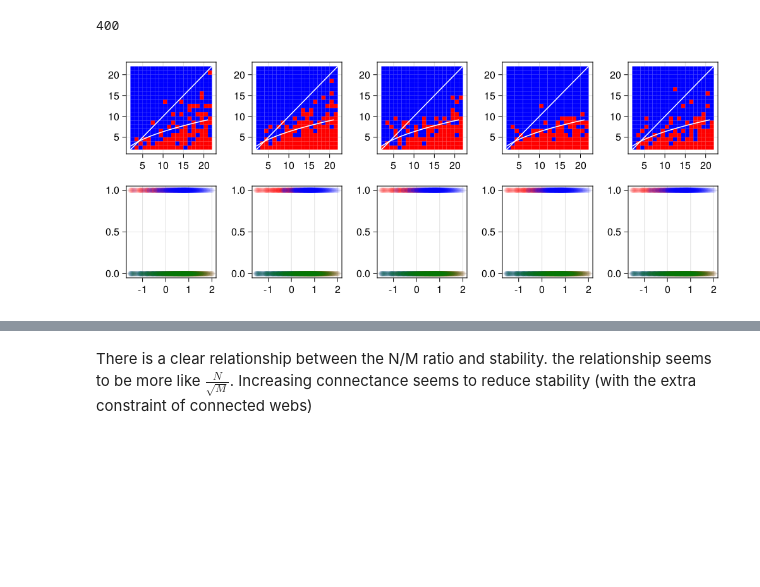
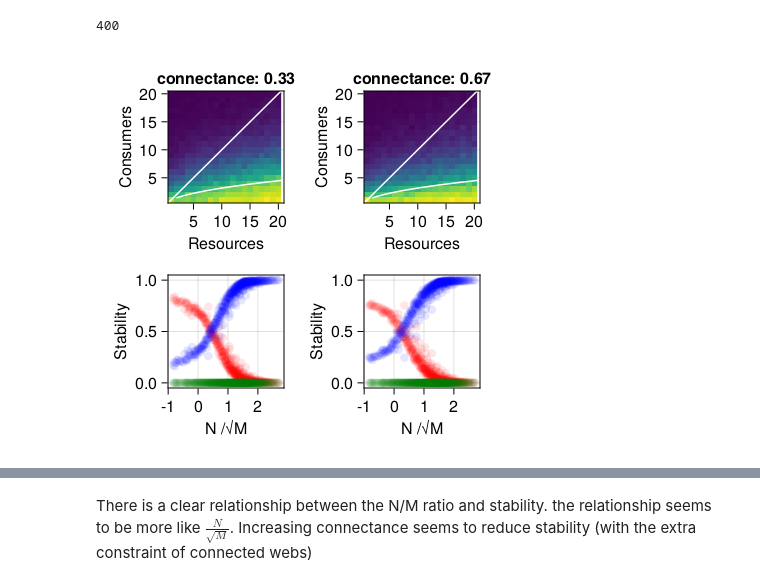
Before and after one commit to CleggTom/MiCRM_stability, a Jupyter notebook: Notebooks/theory.ipynb, the cells around one changed output, grey strips where cells are left out. Drawn from its saved outputs; the diff is of its cells as text; code cells hidden in the pictures; blank space fills up the shorter version.

```diff
--- a/Notebooks/theory.ipynb
+++ b/Notebooks/theory.ipynb
@@ -403,8 +440,0 @@ is there a signature of structure?
-# %%
-f = Figure(resolution = (1000,500))
-ind = (λ_mat .> 0)[:] |> findall
-
-ind = sortperm(p_mat[:,1,25])[Int.(floor.(range(1,Ncom,length = 10)))]
-ax = [Axis(f[(i-1) ÷ 5,1 + i % 5]) for i = eachindex(ind)]
-[plot_com!(c_mat[ind[i]], ax[i]) for i = eachindex(ind)]
-f
@@ -690,36 +662,37 @@ end
 # %% [output]
 400
 # %%
-f = Figure(resolution = (1000,400))
+f = Figure(resolution = (400,400))
 thresh = 1e-10
 
-for (i,v) = enumerate([1,5,10,15,20])
-    ax = Axis(f[1,i])
+for (i,v) = enumerate(1:NC)
+    ax = Axis(f[1,i], title = join(["connectance: ", round(i / (NC+1), digits = 2)]), xlabel = "Resources", ylabel = "Consumers")
     s_mat = mean(λ_mat .< -thresh, dims = 4)[:,:,v,1]
     z_mat = mean(abs.(λ_mat) .< thresh, dims = 4)[:,:,v,1]
     u_mat = mean((λ_mat) .> thresh, dims = 4)[:,:,v,1]
 
-    for j = 1:n
-        for k = 1:m
-            c = RGBf(s_mat[j,k],z_mat[j,k],u_mat[j,k])
-            poly!(ax, Rect(k+1, j+1, 1.0,1.0), color = c)
-        end
-    end
+    heatmap!(ax, s_mat')
+    # for j = 1:n
+    #     for k = 1:m
+    #         c = RGBf(s_mat[j,k],z_mat[j,k],u_mat[j,k])
+    #         poly!(ax, Rect(k+1, j+1, 1.0,1.0), color = c)
+    #     end
+    # end
 
     ablines!(ax, [0], [1], color = "white")
-    lines!(ax, M_vec, 2sqrt.(M_vec), color = "white")
+    lines!(ax, M_vec, sqrt.(M_vec), color = "white")
 
-    ax = Axis(f[2,i])
-    a = (ones(n) .* sqrt.(M_vec)')
-    b = N_vec ./ 2sqrt.(M_vec)'
-    c = log.( b)
+    ax = Axis(f[2,i], xlabel = "N /√M", ylabel = "Stability")
+    a = N_vec ./ M_vec'
+    b = (N_vec) ./ sqrt.(M_vec)'
+    c = log.(b)
 
     scatter!(ax, c[:], s_mat[:], color = ("red", 0.1))
     scatter!(ax, c[:], u_mat[:], color = ("blue", 0.1))
     scatter!(ax, c[:], z_mat[:], color = ("green", 0.1))
 
 end
 
 f
 # %% [output]
-[figure, old version]
+[figure, new version]
```
Also changed, not shown: parts of 122 cells of this notebook.
